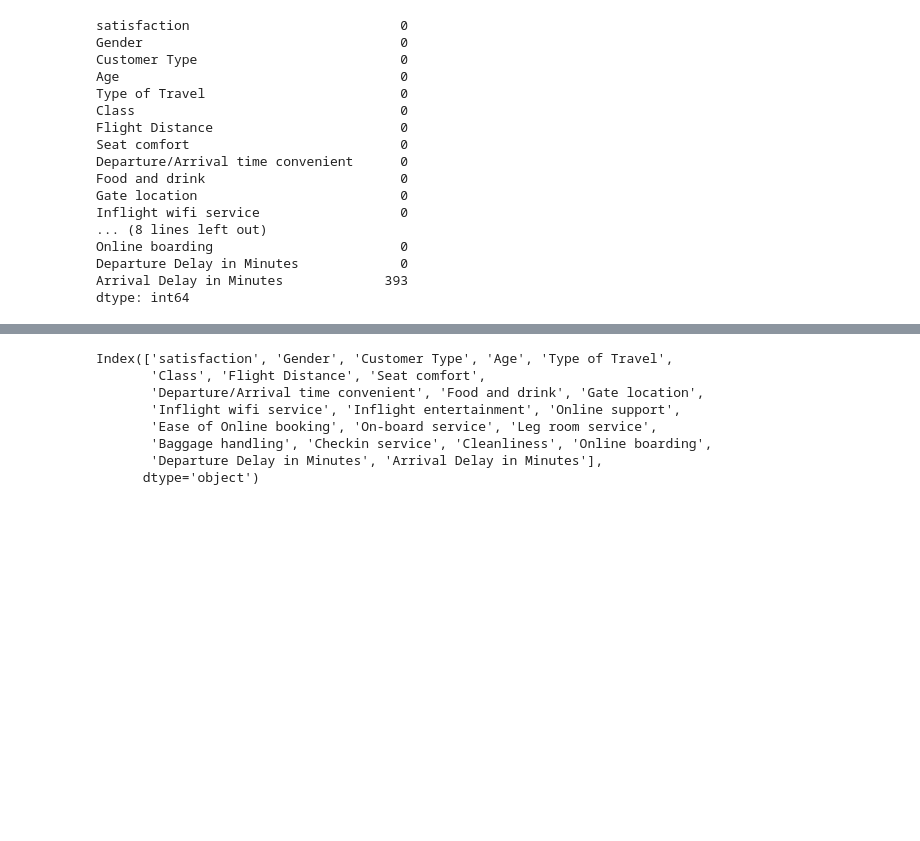
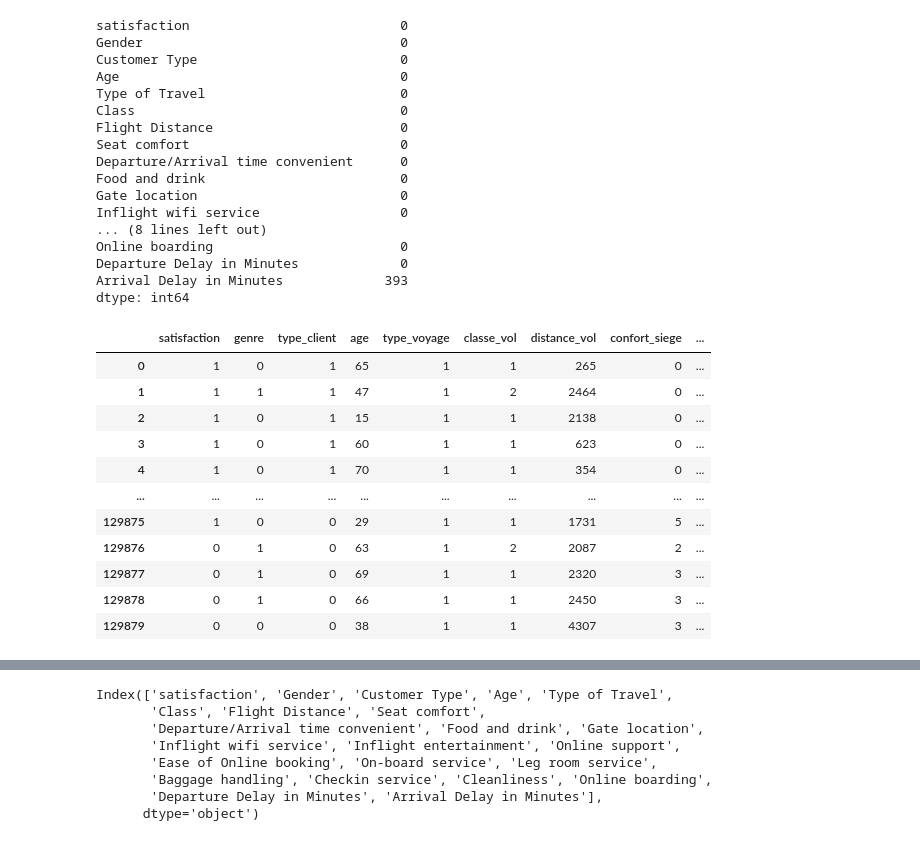
Before and after one commit to serigneka1/ML-Projects, a Jupyter notebook: 02_ml_app_Customer_Satisfaction/notebooks/load_clean_data.ipynb, the cells around one changed output, grey strips where cells are left out. Drawn from its saved outputs; the diff is of its cells as text; code cells hidden in the pictures; blank space fills up the shorter version.

Commit message:
fix: gèrer ce que retourne le nettoyage des données et aussi corriger les signatures, zenml accept les pd.series et pas les np.ndarray

```diff
--- a/02_ml_app_Customer_Satisfaction/notebooks/load_clean_data.ipynb
+++ b/02_ml_app_Customer_Satisfaction/notebooks/load_clean_data.ipynb
@@ -71,3 +62,94 @@ Online boarding                        0
 Departure Delay in Minutes             0
 Arrival Delay in Minutes             393
 dtype: int64
+# %%
+import logging
+def handle_data(data: pd.DataFrame) -> pd.DataFrame:
+    """
+    Nettoie et encode le DataFrame fourni.
+
+    Args:
+        data (pd.DataFrame): DataFrame original.
+
+    Returns:
+        pd.DataFrame: DataFrame nettoyé et encodé.
+    """
+    df = data.copy()
+
+    # Nettoyage des valeurs manquantes
+    try:
+        df = df[df["Arrival Delay in Minutes"].notna()]
+        logging.info("Valeurs manquantes supprimées dans la colonne de retard à l’arrivée.")
+    except Exception as e:
+        logging.error(f"Erreur pendant la gestion des valeurs manquantes : {e}")
+        raise
+
+    # Renommer les colonnes en français
+    rename_dict = {
+    'satisfaction': 'satisfaction',
+    'Gender': 'genre',
+    'Customer Type': 'type_client',
+    'Age': 'age',
+    'Type of Travel': 'type_voyage',
+    'Class': 'classe_vol',
+    'Flight Distance': 'distance_vol',
+    'Seat comfort': 'confort_siege',
+    'Departure/Arrival time convenient': 'ponctualite',
+    'Food and drink': 'repas_boisson',
+    'Gate location': 'prox_porte',
+    'Inflight wifi service': 'wifi_bord',
+    'Inflight entertainment': 'divertissement',
+    'Online support': 'support_enligne',
+    'Ease of Online booking': 'resa_facile',
+    'On-board service': 'service_bord',
+    'Leg room service': 'espace_jambes',
+    'Baggage handling': 'gestion_bagages',
+    'Checkin service': 'enregistrement',
+    'Cleanliness': 'proprete',
+    'Online boarding': 'embarquement',
+    'Departure Delay in Minutes': 'retard_dep',
+    'Arrival Delay in Minutes': 'retard_arr'
+}
+
+    try:
+        df.rename(columns=rename_dict, inplace=True)
+        logging.info("Renommage des colonnes réussi.")
+    except Exception as e:
+        logging.error(f"Erreur pendant le renommage des colonnes : {e}")
+        raise
+
+    # Encodage
+    try:
+        # Exemple : encode le genre
+        df["genre"] = df["genre"].map({"Male": 1, "Female": 0})
+
+        df["satisfaction"] = df["satisfaction"].apply(lambda x: 1 if x == 'satisfied' else 0)
+        df["type_client"] = df["type_client"].apply(lambda x: 1 if x == 'Loyal Customer' else 0)
+        df["type_voyage"] = df["type_voyage"].apply(lambda x: 1 if x == 'Personal Travel' else 0)
+        df["classe_vol"] = df["classe_vol"].map({
+            'Eco': 1,
+            'Business': 2,
+            'Eco Plus': 3
+        })
+
+        logging.info("Encodage des colonnes terminé.")
+    except Exception as e:
+        logging.error(f"Erreur pendant l'encodage des colonnes : {e}")
+        raise
+
+    return df
+
+handle_data(df)
+# %% [output]
+|  | satisfaction | genre | type_client | age | type_voyage | classe_vol | distance_vol | confort_siege | ... |
+| 0 | 1 | 0 | 1 | 65 | 1 | 1 | 265 | 0 | ... |
+| 1 | 1 | 1 | 1 | 47 | 1 | 2 | 2464 | 0 | ... |
+| 2 | 1 | 0 | 1 | 15 | 1 | 1 | 2138 | 0 | ... |
+| 3 | 1 | 0 | 1 | 60 | 1 | 1 | 623 | 0 | ... |
+| 4 | 1 | 0 | 1 | 70 | 1 | 1 | 354 | 0 | ... |
+| ... | ... | ... | ... | ... | ... | ... | ... | ... | ... |
+| 129875 | 1 | 0 | 0 | 29 | 1 | 1 | 1731 | 5 | ... |
+| 129876 | 0 | 1 | 0 | 63 | 1 | 2 | 2087 | 2 | ... |
+| 129877 | 0 | 1 | 0 | 69 | 1 | 1 | 2320 | 3 | ... |
+| 129878 | 0 | 1 | 0 | 66 | 1 | 1 | 2450 | 3 | ... |
+| 129879 | 0 | 0 | 0 | 38 | 1 | 1 | 4307 | 3 | ... |
```
Also changed, not shown: parts of 3 cells of this notebook, 12 other files.
